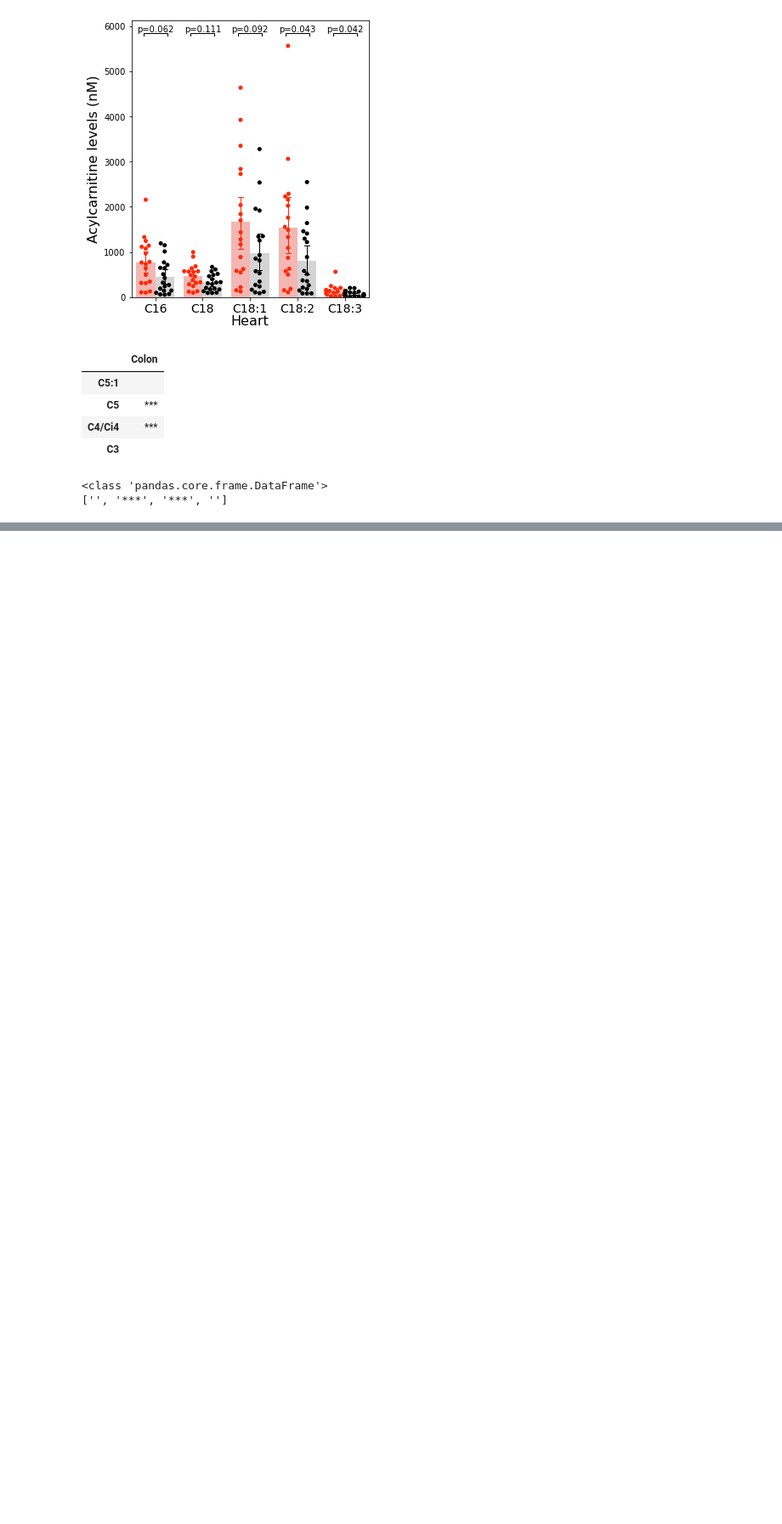
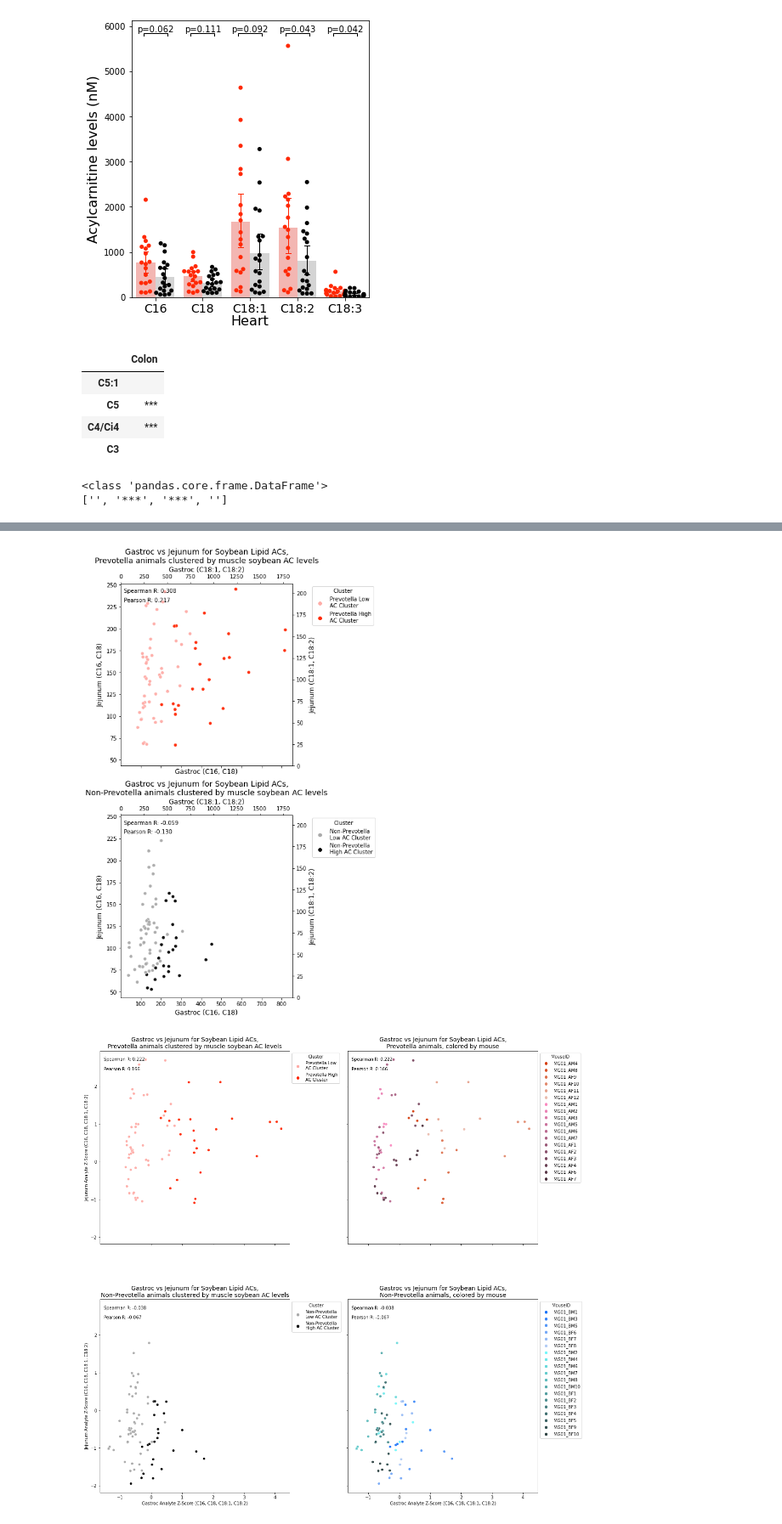
Before and after one commit to evanmlee/Gordon_MS, a Jupyter notebook: MS_heatmap_HWDC.ipynb, the cells around one changed output, grey strips where cells are left out. Shown at 85% size. Cells and saved outputs as stored; diff of their text form; code cells hidden in the pictures; blank space fills up the shorter version.

```diff
--- a/MS_heatmap_HWDC.ipynb
+++ b/MS_heatmap_HWDC.ipynb
@@ -882,0 +927,31 @@ SCC_plot_cluster_hue(tissue_AC_df,soybean_UFA_ACs,obs_df=soybean_obs_df,tissue1=
+# %%
+#Gastroc Quadriceps plots
+tissue_tag = "GJ"
+clusters_path = "{0}/cluster/{1}".format(figures_dir,tissue_tag)
+if not os.path.exists(clusters_path):
+    os.makedirs(clusters_path)
+
+overwrite = True
+arm_2panel_fpath = "{0}/soybeanAC_clusters_2panel_{1}.png".format(clusters_path,tissue_tag)
+if not os.path.exists(arm_2panel_fpath) or overwrite:
+    fig = SCC_plot_arms_clusters(tissue_AC_df,soybean_4ACs,obs_df=soybean_obs_df,tissue1="Gastroc",
+                         tissue2="Jejunum",title_analytes_label="Soybean Lipid ACs",hue_type="cluster",
+                        axes_analyte_map=analyte_ax_map)
+    plt.savefig(arm_2panel_fpath,dpi=300,bbox_inches="tight",facecolor="w")
+
+mouseID_4panel_fpath = "{0}/soybeanAC_4panel_mouseID_zscore_{1}.png".format(clusters_path,tissue_tag)
+if not os.path.exists(mouseID_4panel_fpath) or overwrite:
+    fig_mouse = SCC_plot_arms_clusters(tissue_AC_df,soybean_4ACs,obs_df=soybean_obs_df,tissue1="Gastroc",
+                     tissue2="Jejunum",title_analytes_label="Soybean Lipid ACs",hue_type="cluster_mouse",
+                    axes_analyte_map=analyte_ax_map,zscore=True)
+    plt.savefig(mouseID_4panel_fpath,dpi=300,bbox_inches="tight",facecolor="w")
+
+mouseID_4panel_fpath = "{0}/soybeanAC_4panel_mouseID_{1}.png".format(clusters_path,tissue_tag)
+if not os.path.exists(mouseID_4panel_fpath) or overwrite:
+    fig_mouse = SCC_plot_arms_clusters(tissue_AC_df,soybean_4ACs,obs_df=soybean_obs_df,tissue1="Gastroc",
+                     tissue2="Jejunum",title_analytes_label="Soybean Lipid ACs",hue_type="cluster_mouse",
+                    axes_analyte_map=analyte_ax_map,zscore=False)
+    plt.savefig(mouseID_4panel_fpath,dpi=300,bbox_inches="tight",facecolor="w")
+# %% [output]
+[figure, added]
+[figure, added]
```
Also changed, not shown: parts of 11 cells of this notebook, 1 other file.
